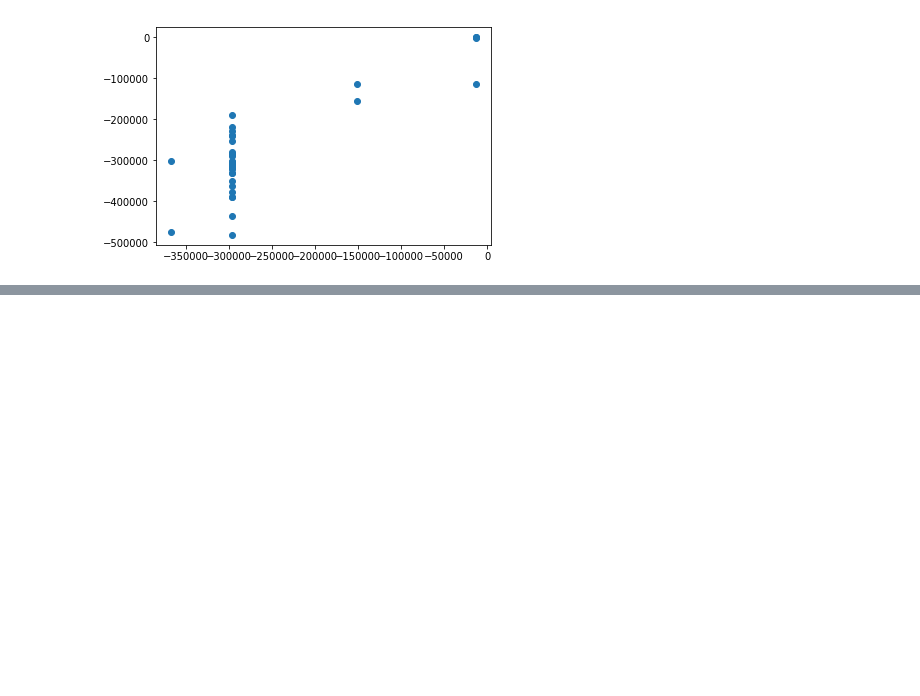
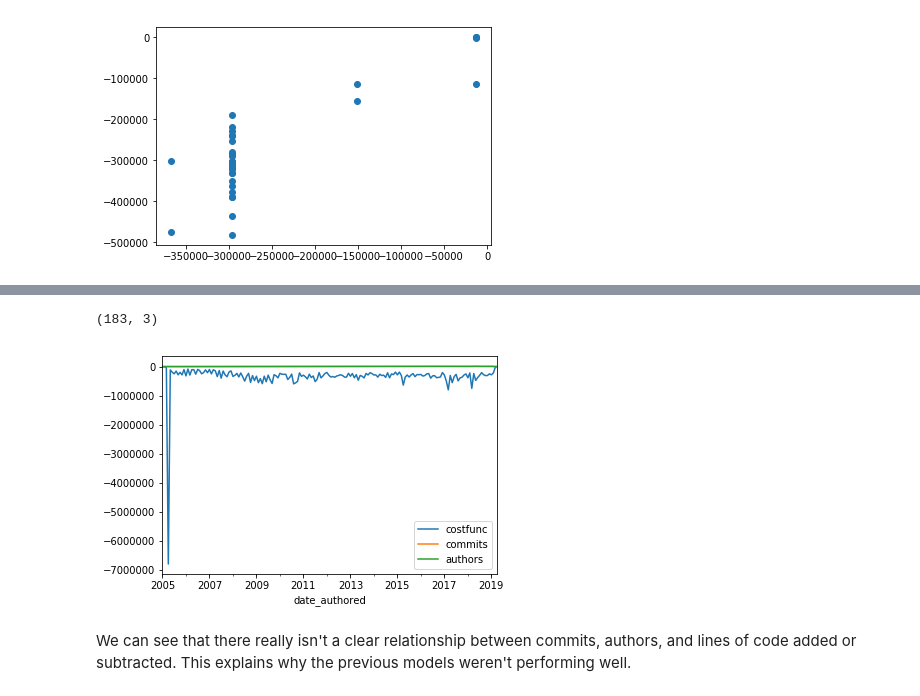
Before and after one commit to tbonza/EDS19, a Jupyter notebook: project/prototype.ipynb, the cells around one changed output, grey strips where cells are left out. Cells and saved outputs as stored; diff of their text form; code cells hidden in the pictures; blank space fills up the shorter version.

Commit message:
thinking through times series model, see #2

```diff
--- a/project/prototype.ipynb
+++ b/project/prototype.ipynb
@@ -397,0 +404,13 @@ plt.scatter(np.reshape(y_1, (-1,1)), y_test)
+# %%
+data.shape
+# %% [output]
+(183, 3)
+# %%
+data[(data.index >= '2005-01') & (data.index < '2020-01')].plot()
+plt.show()
+# %% [output]
+[figure, added]
+# %% [markdown]
+We can see that there really isn't a clear relationship between commits,
+authors, and lines of code added or subtracted. This explains why the
+previous models weren't performing well.
```
Also changed, not shown: parts of 1 cell of this notebook, 2 other files.
